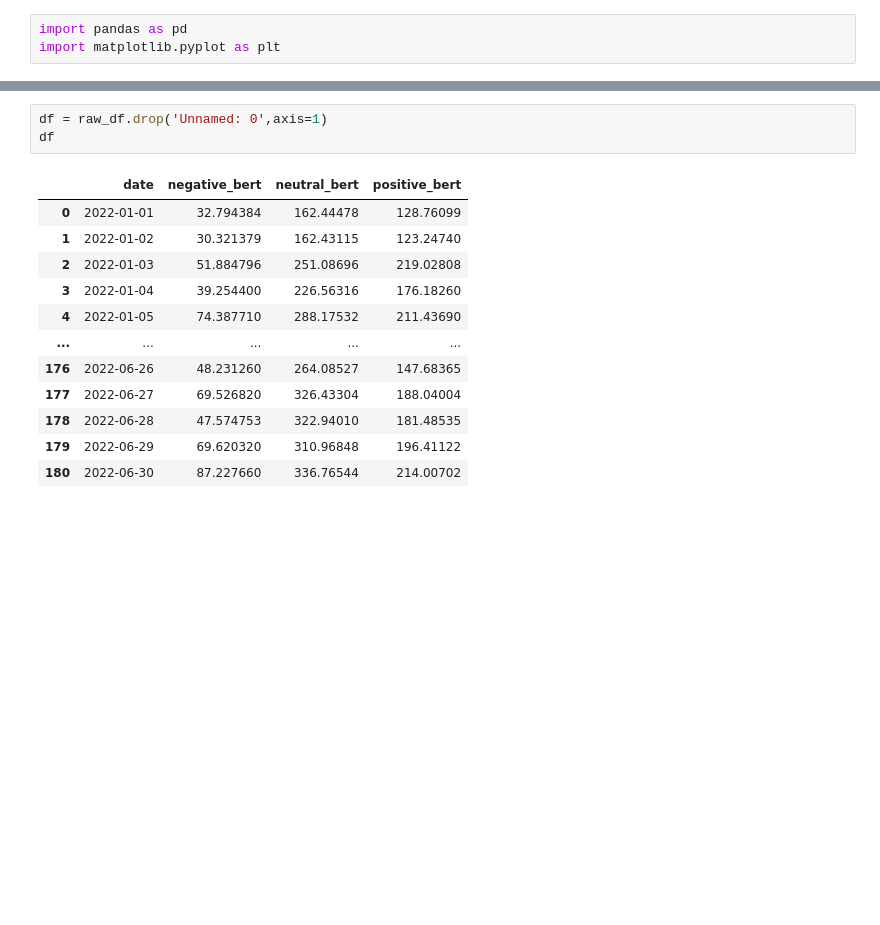
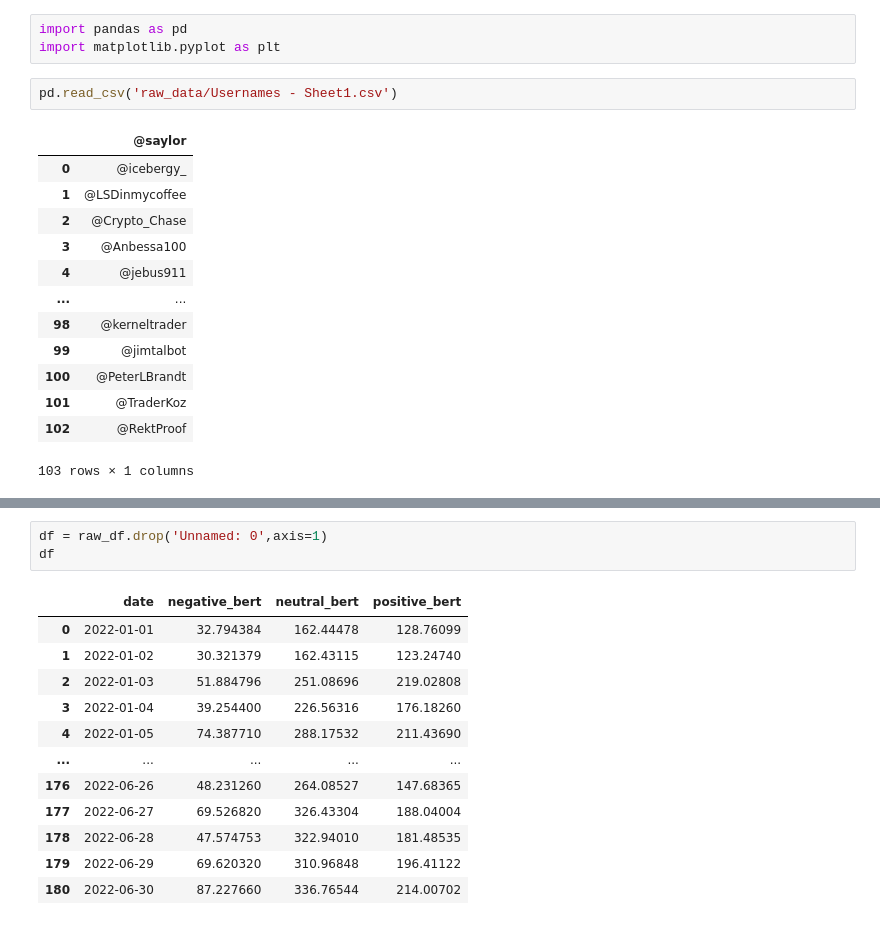
Before and after one commit to giadapi/crypto, a Jupyter notebook: trading_strategies-day2.ipynb, the cells around one changed output, grey strips where cells are left out. Saved outputs shown, nothing was run; the diff lists cells and outputs as text; blank space fills up the shorter version.

```diff
--- a/trading_strategies-day2.ipynb
+++ b/trading_strategies-day2.ipynb
@@ -1,4 +1,20 @@
 # %%
 import pandas as pd
 import matplotlib.pyplot as plt
+# %%
+pd.read_csv('raw_data/Usernames - Sheet1.csv')
+# %% [output]
+|  | @saylor |
+| 0 | @icebergy_ |
+| 1 | @LSDinmycoffee |
+| 2 | @Crypto_Chase |
+| 3 | @Anbessa100 |
+| 4 | @jebus911 |
+| ... | ... |
+| 98 | @kerneltrader |
+| 99 | @jimtalbot |
+| 100 | @PeterLBrandt |
+| 101 | @TraderKoz |
+| 102 | @RektProof |
+103 rows × 1 columns
 # %%
```
Also changed, not shown: parts of 4 cells of this notebook, 2 other files.
